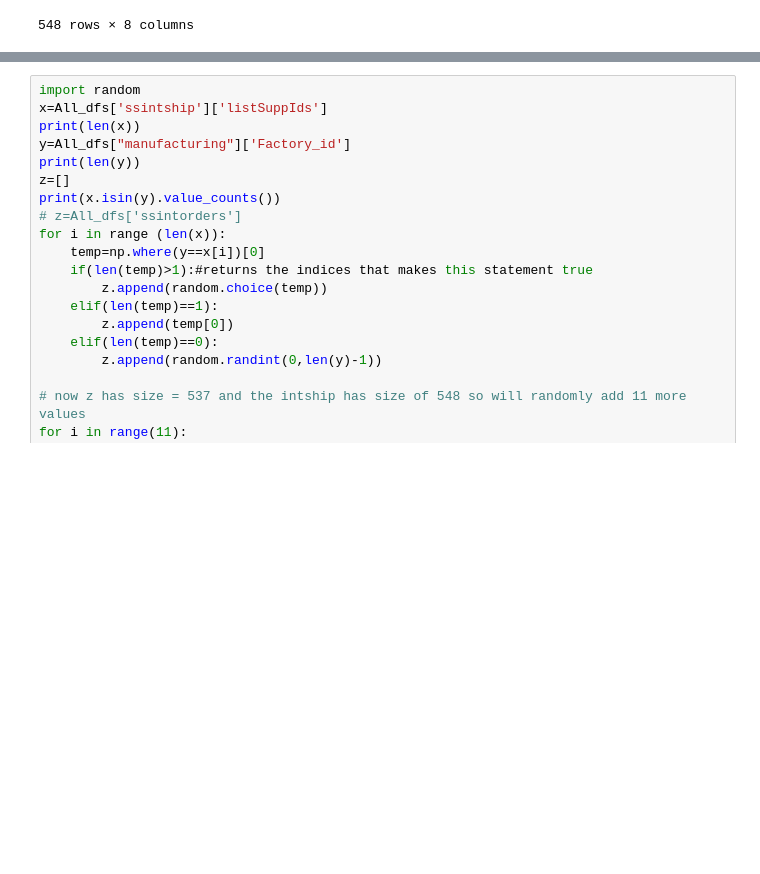
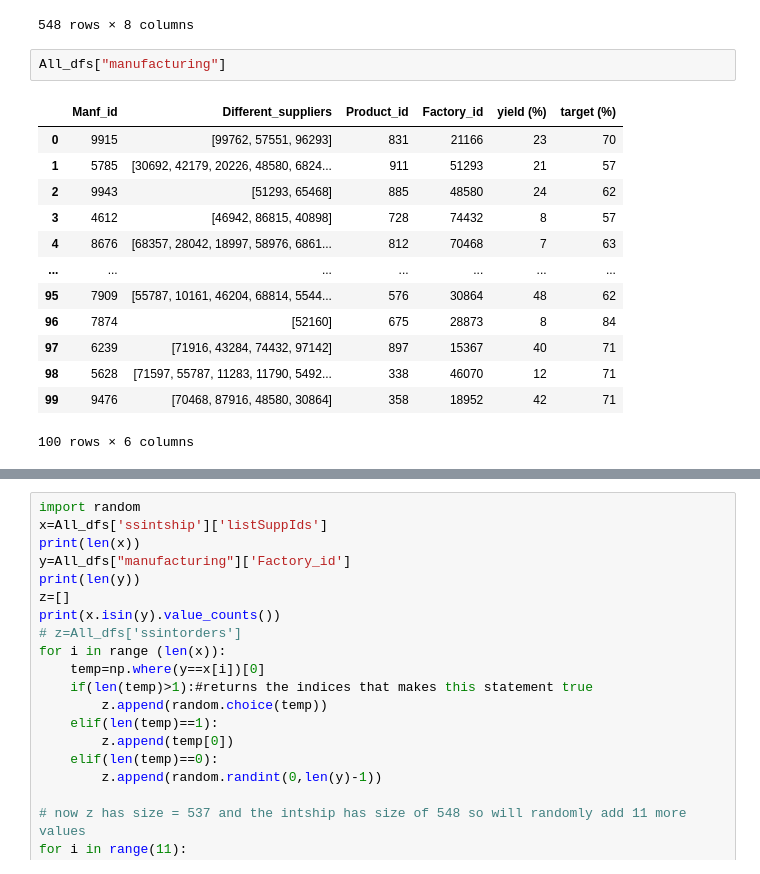
Before and after one commit to omargalal20/Supply-Chain-Data-Analysis, a Jupyter notebook: DataAnalysis.ipynb, the cells around one changed output, grey strips where cells are left out. Cells and saved outputs as stored; diff of their text form; blank space fills up the shorter version.

```diff
--- a/DataAnalysis.ipynb
+++ b/DataAnalysis.ipynb
@@ -616,3 +648,19 @@ All_dfs['ssintorders']
 | 546 | 10451 | 10481 | 766 | 1993-05-08 | 1993-05-30 00:00:00 | 1993-06-01 | 38.90 | Closed |
 | 547 | 10452 | 10482 | 766 | 1993-05-08 | 1993-05-30 00:00:00 | 1993-06-01 | 38.90 | Closed |
 548 rows × 8 columns
+# %%
+All_dfs["manufacturing"]
+# %% [output]
+|  | Manf_id | Different_suppliers | Product_id | Factory_id | yield (%) | target (%) |
+| 0 | 9915 | [99762, 57551, 96293] | 831 | 21166 | 23 | 70 |
+| 1 | 5785 | [30692, 42179, 20226, 48580, 6824... | 911 | 51293 | 21 | 57 |
+| 2 | 9943 | [51293, 65468] | 885 | 48580 | 24 | 62 |
+| 3 | 4612 | [46942, 86815, 40898] | 728 | 74432 | 8 | 57 |
+| 4 | 8676 | [68357, 28042, 18997, 58976, 6861... | 812 | 70468 | 7 | 63 |
+| ... | ... | ... | ... | ... | ... | ... |
+| 95 | 7909 | [55787, 10161, 46204, 68814, 5544... | 576 | 30864 | 48 | 62 |
+| 96 | 7874 | [52160] | 675 | 28873 | 8 | 84 |
+| 97 | 6239 | [71916, 43284, 74432, 97142] | 897 | 15367 | 40 | 71 |
+| 98 | 5628 | [71597, 55787, 11283, 11790, 5492... | 338 | 46070 | 12 | 71 |
+| 99 | 9476 | [70468, 87916, 48580, 30864] | 358 | 18952 | 42 | 71 |
+100 rows × 6 columns
```
Also changed, not shown: parts of 9 cells of this notebook, 18 other files.
